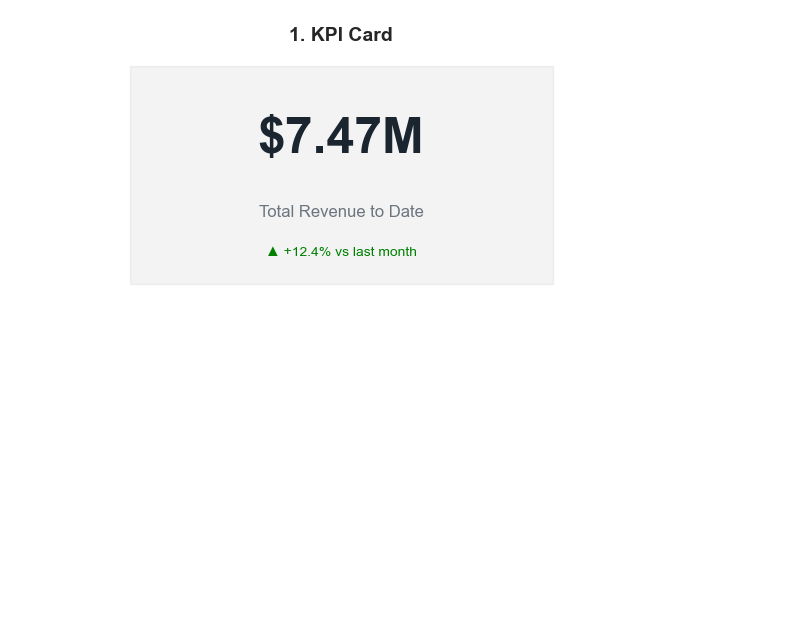
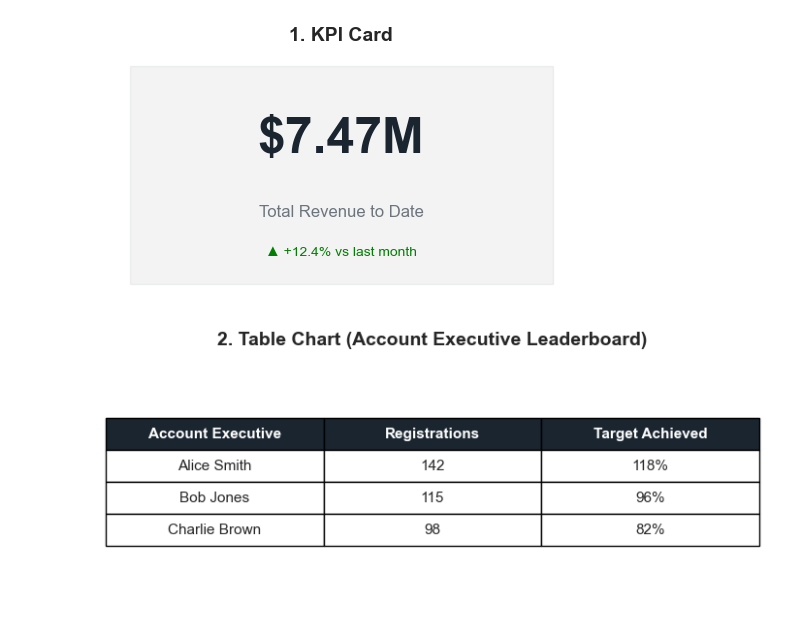
Before and after one commit to Kurodataio/Data_Visualizations, a Jupyter notebook: data_visualizations.ipynb, the cells around one changed output. Cells and saved outputs as stored; diff of their text form; code cells hidden in the pictures; blank space fills up the shorter version.

Commit message:
Add Table Chart

```diff
--- a/data_visualizations.ipynb
+++ b/data_visualizations.ipynb
@@ -339,3 +339,57 @@ plt.tight_layout()
 plt.show()
 # %% [output]
 [figure]
+# %%
+# -------------------------------------------------------------
+# 2. Table Chart
+# -------------------------------------------------------------
+fig, ax = plt.subplots(figsize=(7, 3))
+ax.axis("off")
+
+# Mock leaderboard dataset
+data_table = {
+    "Account Executive": ["Alice Smith", "Bob Jones", "Charlie Brown"],
+    "Registrations": [142, 115, 98],
+    "Target Achieved": ["118%", "96%", "82%"],
+}
+df = pd.DataFrame(data_table)
+
+# Render table layout
+table_obj = ax.table(
+    cellText=df.values,
+    colLabels=df.columns,
+    cellLoc="center",
+    loc="center",
+    colColours=["#1a2530", "#1a2530", "#1a2530"],
+)
+
+# --- THE FIX ---
+# Disable auto-sizing so our manual scale/font changes take effect
+table_obj.auto_set_font_size(False)
+
+# Option A: Use the internal font size setter method
+table_obj.set_fontsize(11)
+
+# Alternatively, Option B (safer across older versions):
+# Loop through the cells to set the size directly:
+# for cell in table_obj.values():
+#     cell.set_fontsize(11)
+
+table_obj.scale(1.2, 2)  # Stretch cell scale dimensions padding
+
+# Style the headers specifically text-wise
+for col_idx in range(len(df.columns)):
+    cell = table_obj[0, col_idx]
+    cell.get_text().set_color("white")
+    cell.get_text().set_weight("bold")
+
+plt.title(
+    "2. Table Chart (Account Executive Leaderboard)",
+    fontsize=14,
+    fontweight="bold",
+    pad=20,
+)
+plt.tight_layout()
+plt.show()
+# %% [output]
+[figure, added]
```
